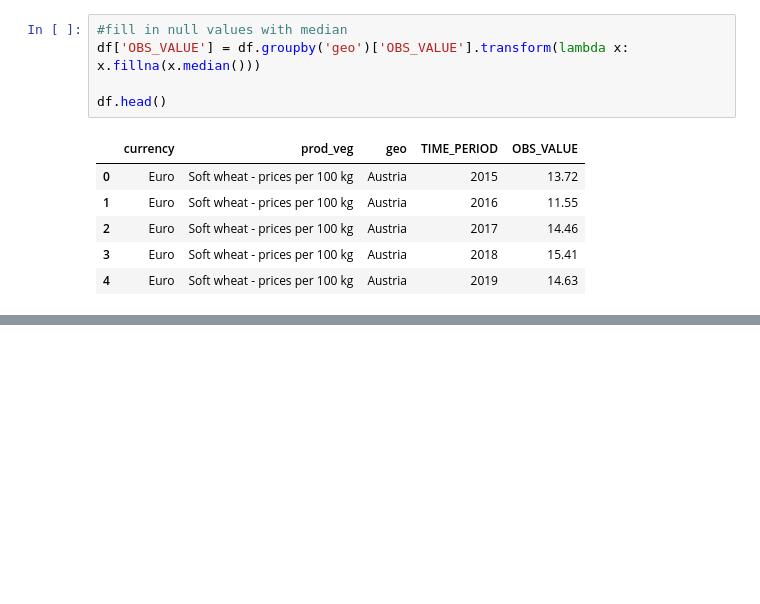
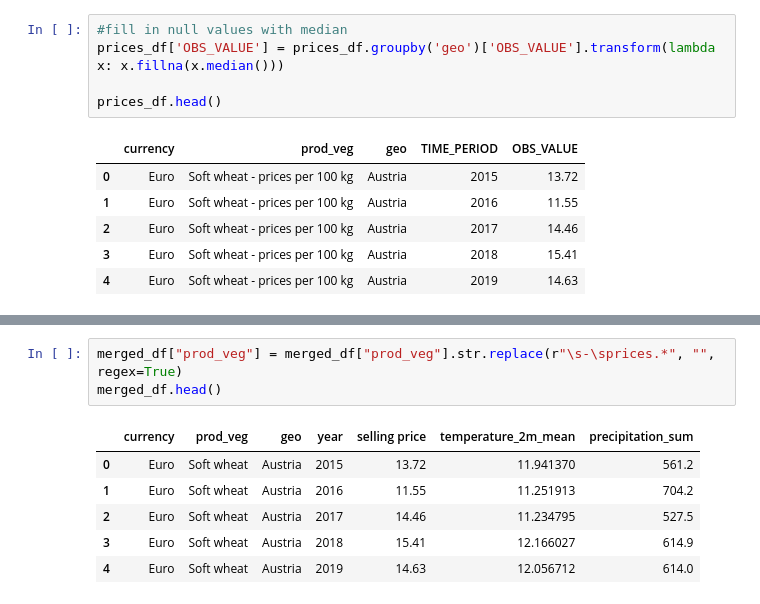
Before and after one commit to minjusun/AgricultureDataModeling, a Jupyter notebook: prices.ipynb, the cells around one changed output, grey strips where cells are left out. Drawn from its saved outputs; the diff is of its cells as text; blank space fills up the shorter version.

```diff
--- a/prices.ipynb
+++ b/prices.ipynb
@@ -101,9 +101,9 @@ len(df[df["geo"] == "Belgium"])
 ### Note: Half the data for Luxembourg and Ireland are missing; substituted with median for the null values (possible outside influence/biases)
 # %%
 #fill in null values with median
-df['OBS_VALUE'] = df.groupby('geo')['OBS_VALUE'].transform(lambda x: x.fillna(x.median()))
+prices_df['OBS_VALUE'] = prices_df.groupby('geo')['OBS_VALUE'].transform(lambda x: x.fillna(x.median()))
 
-df.head()
+prices_df.head()
 # %% [output]
 |  | currency | prod_veg | geo | TIME_PERIOD | OBS_VALUE |
 | 0 | Euro | Soft wheat - prices per 100 kg | Austria | 2015 | 13.72 |
@@ -166,0 +287,10 @@ KeyError: 'belgium'
+# %%
+merged_df["prod_veg"] = merged_df["prod_veg"].str.replace(r"\s-\sprices.*", "", regex=True)
+merged_df.head()
+# %% [output]
+|  | currency | prod_veg | geo | year | selling price | temperature_2m_mean | precipitation_sum |
+| 0 | Euro | Soft wheat | Austria | 2015 | 13.72 | 11.941370 | 561.2 |
+| 1 | Euro | Soft wheat | Austria | 2016 | 11.55 | 11.251913 | 704.2 |
+| 2 | Euro | Soft wheat | Austria | 2017 | 14.46 | 11.234795 | 527.5 |
+| 3 | Euro | Soft wheat | Austria | 2018 | 15.41 | 12.166027 | 614.9 |
+| 4 | Euro | Soft wheat | Austria | 2019 | 14.63 | 12.056712 | 614.0 |
```
Also changed, not shown: parts of 24 cells of this notebook.
